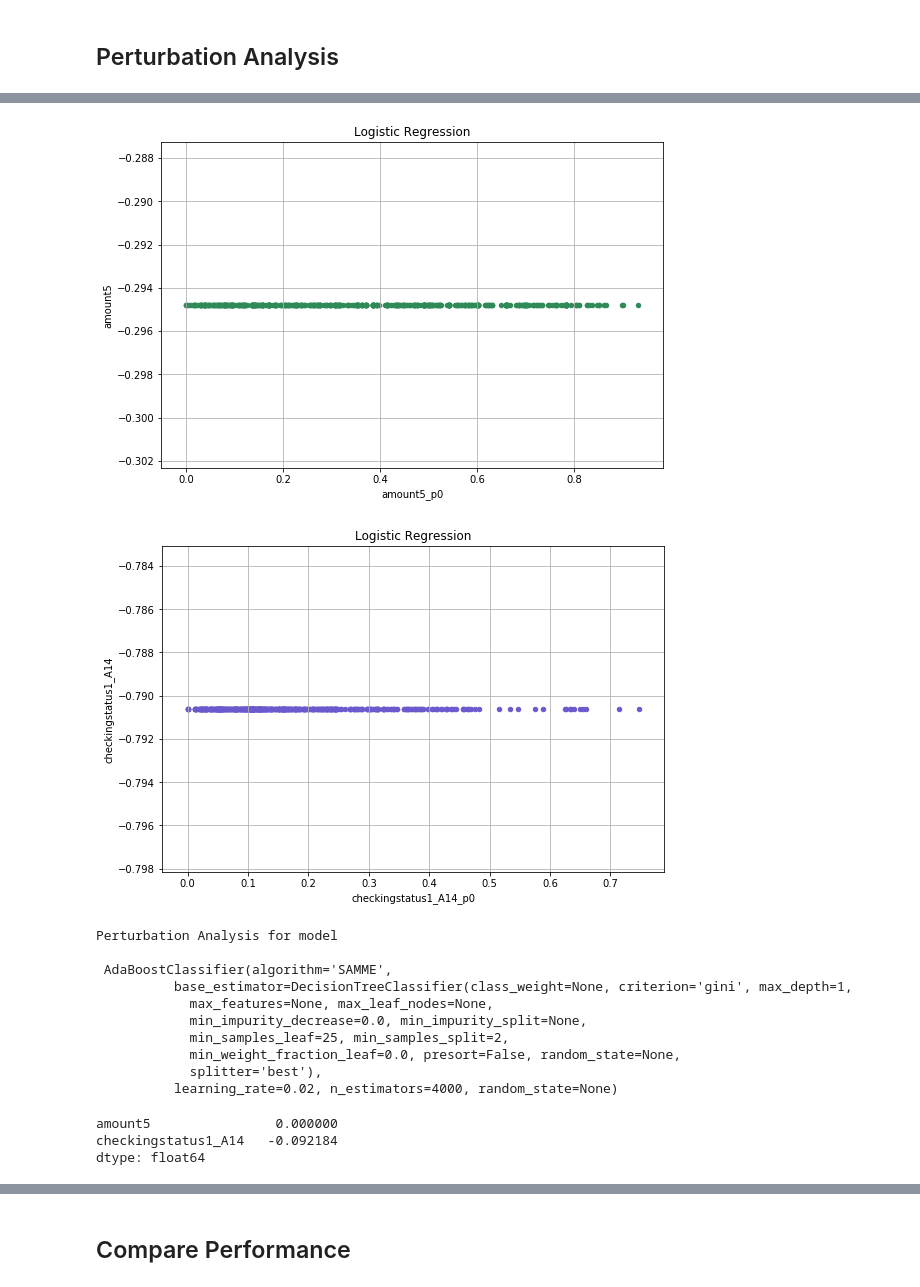
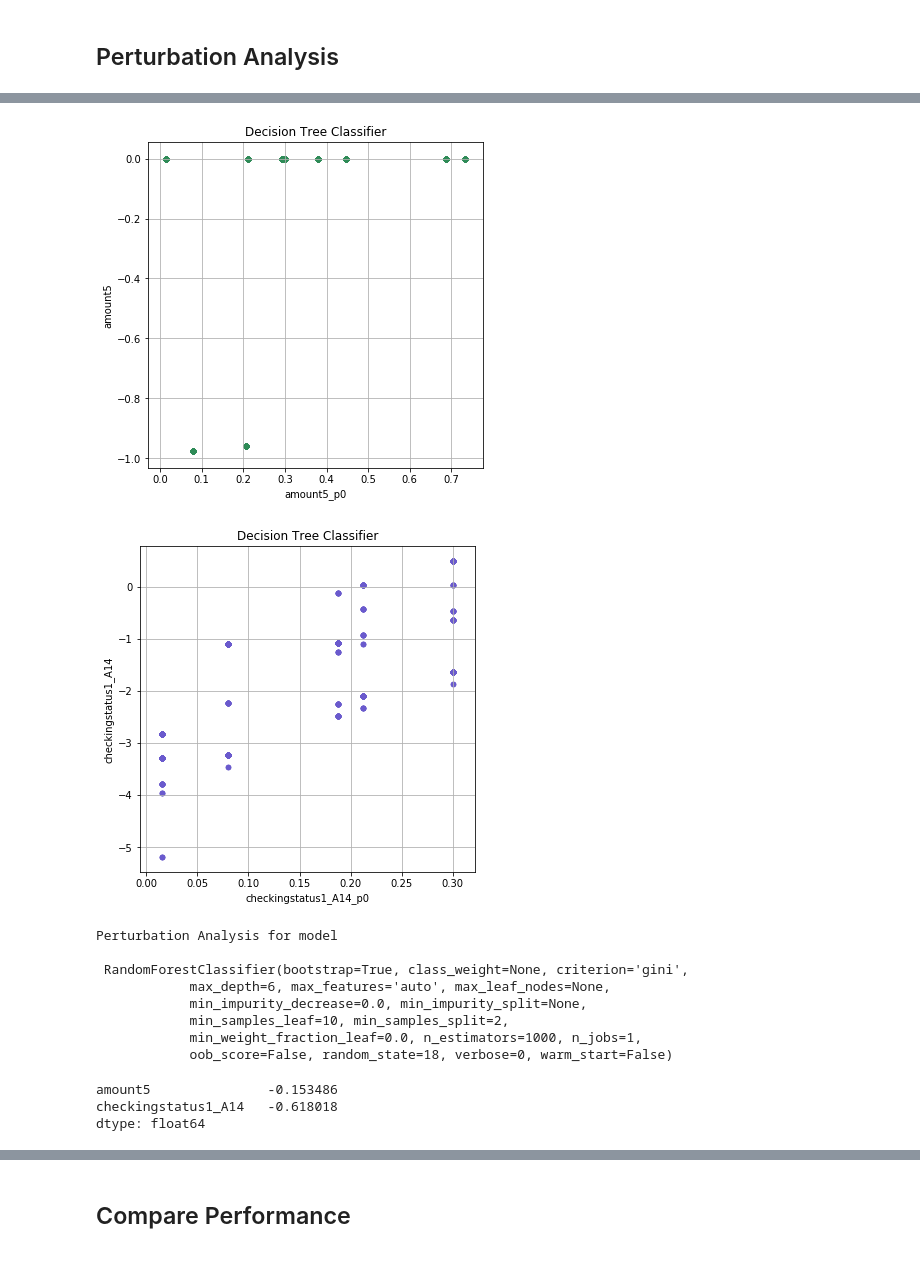
Before and after one commit to ispapadakis/GermanCredit, a Jupyter notebook: GermanCredit_sklearn.ipynb, the cells around one changed output, grey strips where cells are left out. Saved outputs shown, nothing was run; the diff lists cells and outputs as text; code cells hidden in the pictures.

```diff
--- a/GermanCredit_sklearn.ipynb
+++ b/GermanCredit_sklearn.ipynb
@@ -132,17 +135,11 @@ Feature Imporances (Top Predictors)
 # %%
 from sklearn.ensemble import AdaBoostClassifier
 
-n_estimators = 4000
-learning_rate = .02
+dt_stump = DecisionTreeClassifier(max_depth=1, min_samples_leaf=10)
+#dt_stump.fit(X_train_std, y_train)
 
-dt_stump = DecisionTreeClassifier(max_depth=1, min_samples_leaf=25)
-dt_stump.fit(X_train, y_train)
-
-ada = AdaBoostClassifier(
-    base_estimator=dt_stump,
-    learning_rate=learning_rate,
-    n_estimators=n_estimators,
-    algorithm="SAMME")
+ada = AdaBoostClassifier(base_estimator=dt_stump,n_estimators=1000,
+                         algorithm="SAMME",random_state=18)
 ada.fit(X_train, y_train)
 
 y_pred_ada = ada.predict_proba(X_test)[:, 1]
@@ -169,7 +166,8 @@ Feature Imporances (Top Predictors)
 # %%
 from sklearn.ensemble import RandomForestClassifier
 
-rf = RandomForestClassifier(n_estimators=300,max_depth=15)
+rf = RandomForestClassifier(n_estimators=1000,max_depth=6,min_samples_leaf=10,
+                           random_state=18)
 rf.fit(X_train, y_train)
 
 y_pred_rf = rf.predict_proba(X_test)[:, 1]
@@ -303,7 +301,7 @@ Log Reg Coefficients
 def prob2logit(p):
     return np.log((1-p)/p)
 
-def perturb(model,X,pred):
+def perturb(model,X,pred,a0=0,a1=1):
 
     p_hat = model.predict_proba(X)[:,1]
 
@@ -313,9 +311,9 @@ def perturb(model,X,pred):
 
     amt_col = np.where([p=='amount5' for p in list(pred)])
     X0 = X.copy()
-    X0[:,amt_col] = 1
+    X0[:,amt_col] = a0
     X1 = X0.copy()
-    X1[:,amt_col] = 2
+    X1[:,amt_col] = a1
 
     p_hat_0 = model.predict_proba(X0)[:,1]
     p_hat_1 = model.predict_proba(X1)[:,1]
@@ -331,10 +329,10 @@ def perturb(model,X,pred):
                        for p in list(pred)]
 
     X0 = X.copy()
-    X0[:,cs_cols] = 0
-    X0[:,cs4_col] = 1
+    X0[:,cs_cols] = X0[:,cs_cols].min(axis=0)
+    X0[:,cs4_col] = X[:,cs4_col].max(axis=0)
     X1 = X0.copy()
-    X1[:,cs4_col] = 0
+    X1[:,cs4_col] = X[:,cs4_col].min(axis=0)
 
     p_hat_0 = model.predict_proba(X0)[:,1]
     p_hat_1 = model.predict_proba(X1)[:,1]
@@ -360,0 +425,3 @@ dtype: float64
+# %%
+Z = perturb(dt,X_train.values,predictors,a0=3200.,a1=6000.)
+Z[['amount5','checkingstatus1_A14']].mean()
@@ -361,27 +440,25 @@ dtype: float64
 # %%
-_ = Z.plot.scatter(x='amount5_p0',y='amount5',title='Logistic Regression',
-                    figsize=(9,6),grid=True,color='seagreen')
+_ = Z.plot.scatter(x='amount5_p0',y='amount5',title='Decision Tree Classifier',
+                    figsize=(6,6),grid=True,color='seagreen')
 _ = Z.plot.scatter(x='checkingstatus1_A14_p0',y='checkingstatus1_A14',
-                   title='Logistic Regression',
-                   figsize=(9,6),grid=True,color='slateblue')
+                   title='Decision Tree Classifier',
+                   figsize=(6,6),grid=True,color='slateblue')
 # %% [output]
-[figure, old version]
+[figure, new version]
-[figure, old version]
+[figure, new version]
 # %%
-Z = perturb(ada,X_train.values,predictors)
+Z = perturb(rf,X_train.values,predictors,a0=3200.,a1=6000.)
 Z[['amount5','checkingstatus1_A14']].mean()
 # %% [output]
 Perturbation Analysis for model
 
- AdaBoostClassifier(algorithm='SAMME',
-          base_estimator=DecisionTreeClassifier(class_weight=None, criterion='gini', max_depth=1,
-            max_features=None, max_leaf_nodes=None,
+ RandomForestClassifier(bootstrap=True, class_weight=None, criterion='gini',
+            max_depth=6, max_features='auto', max_leaf_nodes=None,
             min_impurity_decrease=0.0, min_impurity_split=None,
-            min_samples_leaf=25, min_samples_split=2,
-            min_weight_fraction_leaf=0.0, presort=False, random_state=None,
-            splitter='best'),
-          learning_rate=0.02, n_estimators=4000, random_state=None)
+            min_samples_leaf=10, min_samples_split=2,
+            min_weight_fraction_leaf=0.0, n_estimators=1000, n_jobs=1,
+            oob_score=False, random_state=18, verbose=0, warm_start=False)
-amount5                0.000000
-checkingstatus1_A14   -0.092184
+amount5               -0.153486
+checkingstatus1_A14   -0.618018
 dtype: float64
 # %%
```
Also changed, not shown: parts of 28 cells of this notebook, 5 other files.
